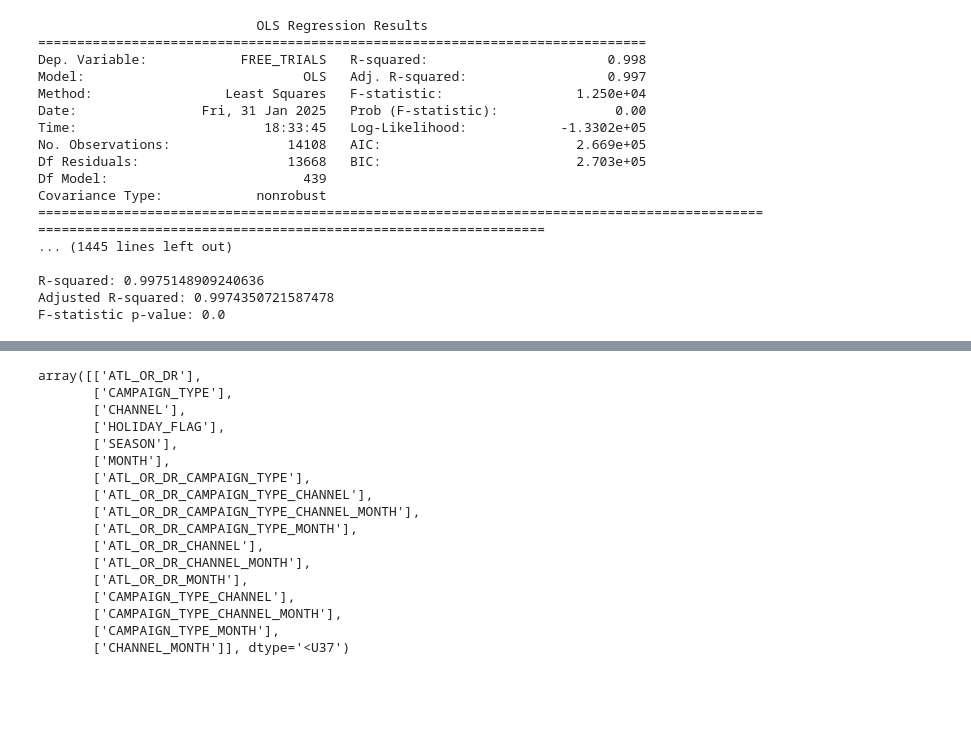
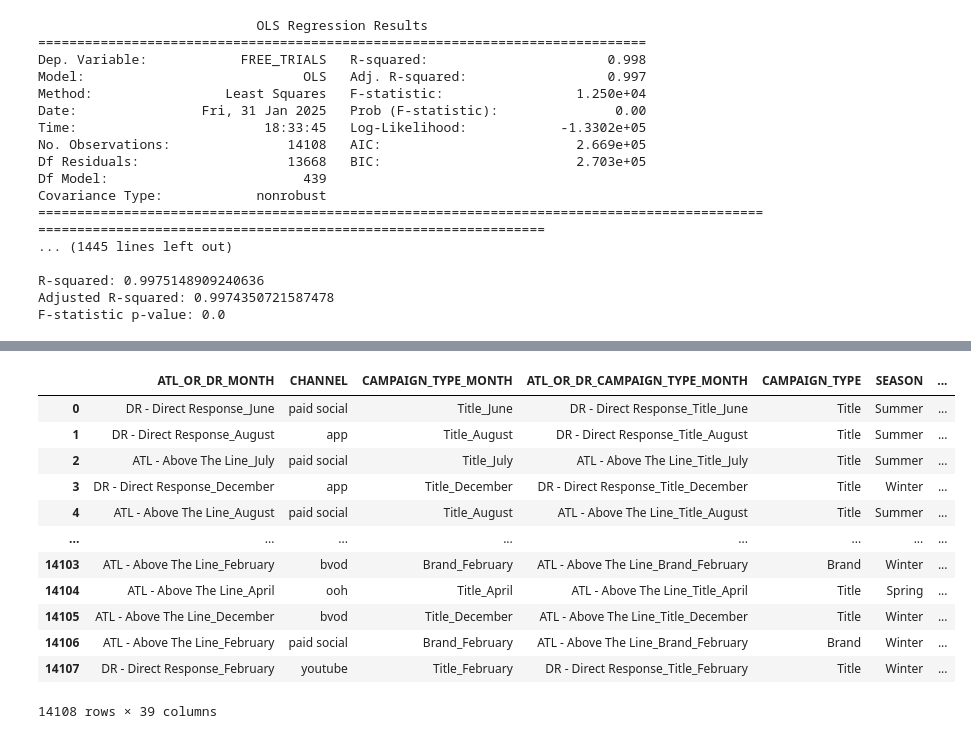
Before and after one commit to 11echeng/free-trial-analysis, a Jupyter notebook: notebooks/correlation_testing.ipynb, the cells around one changed output, grey strips where cells are left out. Saved outputs shown, nothing was run; the diff lists cells and outputs as text; code cells hidden in the pictures; blank space fills up the shorter version.

```diff
--- a/notebooks/correlation_testing.ipynb
+++ b/notebooks/correlation_testing.ipynb
@@ -443,34 +445,3 @@ Covariance Type:            nonrobust
 R-squared: 0.9975148909240636
 Adjusted R-squared: 0.9974350721587478
 F-statistic p-value: 0.0
-# %%
-    The model explains nearly all the variance in your target. Although on the surface this looks excellent, such high R² in an initial, highly complex model (with many engineered features) is a red flag for overfitting. Overfitting is likely because the model is “learning” the noise and the collinearities inherent in your training data.
-
-    Adjusted R² Close to R²
-    Even the adjusted R² is nearly as high as the raw R², which is common when you have a huge number of predictors. However, when predictors are highly redundant, adjusted R² can be misleading.
- '''
-
-categorical_vars = list(categorical_hashset)
-numerical_vars = list(numerical_hashset)
-categorical_vars = df[categorical_vars]
-quantitative_vars = df[numerical_vars]
-target = df['FREE_TRIALS']
-
-# Run the model
-model_results, vif_scores = prepare_and_run_ols(
-    categorical_vars_df=categorical_vars,
-    quantitative_vars_df=quantitative_vars,
-    target_variable=target
-)
-
-# Print summary
-print(model_results.summary())
-
-# Check VIF scores
-print("\nVariance Inflation Factors:")
-print(vif_scores)
-
-# Access specific statistics
-print("\nR-squared:", model_results.rsquared)
-print("Adjusted R-squared:", model_results.rsquared_adj)
-print("F-statistic p-value:", model_results.f_pvalue)
@@ -497,20 +447,0 @@ categorical_vars
-# %%
-np.array(categorical_vars).reshape(-1, 1)
-# %% [output]
-array([['ATL_OR_DR'],
-       ['CAMPAIGN_TYPE'],
-       ['CHANNEL'],
-       ['HOLIDAY_FLAG'],
-       ['SEASON'],
-       ['MONTH'],
-       ['ATL_OR_DR_CAMPAIGN_TYPE'],
-       ['ATL_OR_DR_CAMPAIGN_TYPE_CHANNEL'],
-       ['ATL_OR_DR_CAMPAIGN_TYPE_CHANNEL_MONTH'],
-       ['ATL_OR_DR_CAMPAIGN_TYPE_MONTH'],
-       ['ATL_OR_DR_CHANNEL'],
-       ['ATL_OR_DR_CHANNEL_MONTH'],
-       ['ATL_OR_DR_MONTH'],
-       ['CAMPAIGN_TYPE_CHANNEL'],
-       ['CAMPAIGN_TYPE_CHANNEL_MONTH'],
-       ['CAMPAIGN_TYPE_MONTH'],
-       ['CHANNEL_MONTH']], dtype='<U37')
@@ -626,0 +448,17 @@ print(model.summary())
+# %%
+temp_df = pd.concat([categorical_vars, quantitative_vars], axis=1)
+temp_df
+# %% [output]
+|  | ATL_OR_DR_MONTH | CHANNEL | CAMPAIGN_TYPE_MONTH | ATL_OR_DR_CAMPAIGN_TYPE_MONTH | CAMPAIGN_TYPE | SEASON | ... |
+| 0 | DR - Direct Response_June | paid social | Title_June | DR - Direct Response_Title_June | Title | Summer | ... |
+| 1 | DR - Direct Response_August | app | Title_August | DR - Direct Response_Title_August | Title | Summer | ... |
+| 2 | ATL - Above The Line_July | paid social | Title_July | ATL - Above The Line_Title_July | Title | Summer | ... |
+| 3 | DR - Direct Response_December | app | Title_December | DR - Direct Response_Title_December | Title | Winter | ... |
+| 4 | ATL - Above The Line_August | paid social | Title_August | ATL - Above The Line_Title_August | Title | Summer | ... |
+| ... | ... | ... | ... | ... | ... | ... | ... |
+| 14103 | ATL - Above The Line_February | bvod | Brand_February | ATL - Above The Line_Brand_February | Brand | Winter | ... |
+| 14104 | ATL - Above The Line_April | ooh | Title_April | ATL - Above The Line_Title_April | Title | Spring | ... |
+| 14105 | ATL - Above The Line_December | bvod | Title_December | ATL - Above The Line_Title_December | Title | Winter | ... |
+| 14106 | ATL - Above The Line_February | paid social | Brand_February | ATL - Above The Line_Brand_February | Brand | Winter | ... |
+| 14107 | DR - Direct Response_February | youtube | Title_February | DR - Direct Response_Title_February | Title | Winter | ... |
+14108 rows × 39 columns
```
Also changed, not shown: parts of 12 cells of this notebook, 4 other files.
